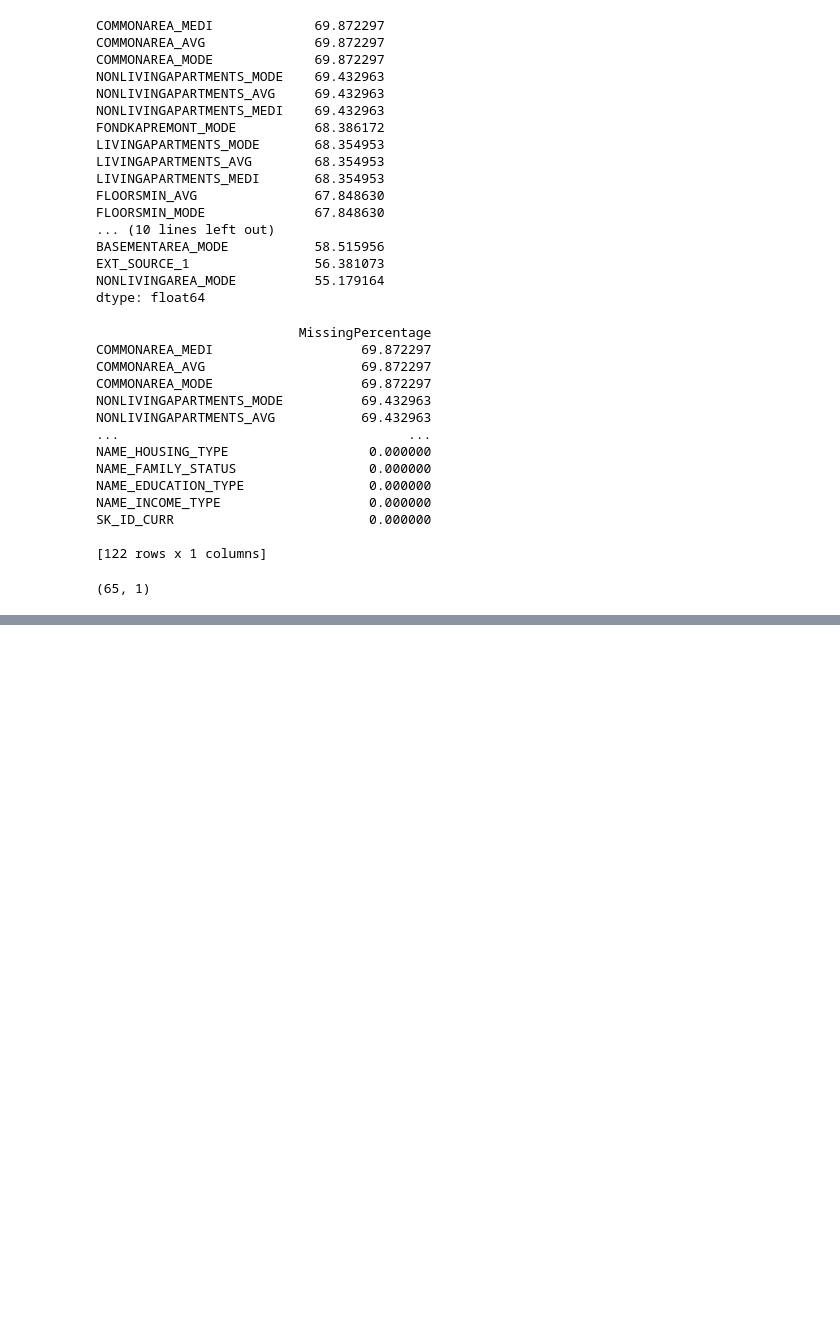
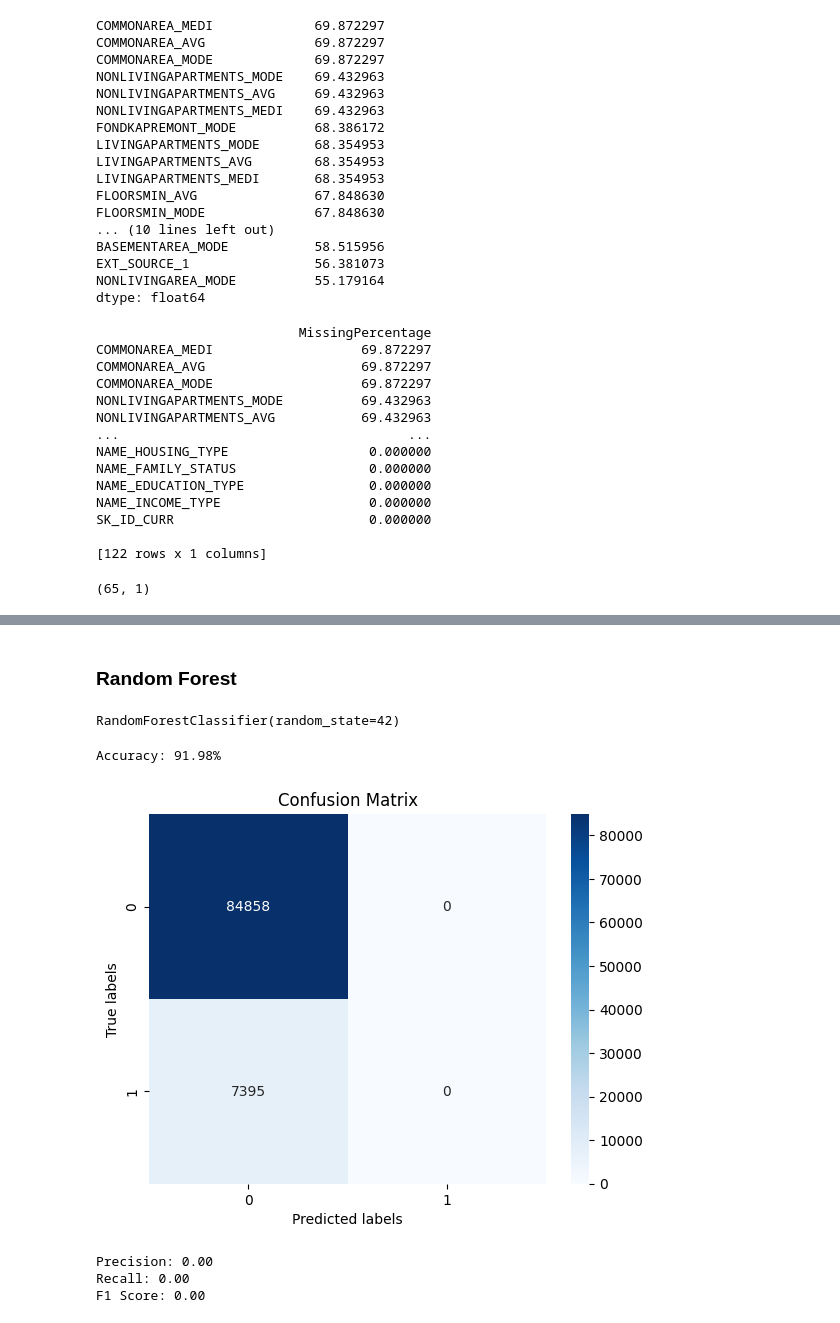
Before and after one commit to MSBA-Capstone-2024/modeling, a Jupyter notebook: big_query_test.ipynb, the cells around one changed output, grey strips where cells are left out. Drawn from its saved outputs; the diff is of its cells as text; code cells hidden in the pictures; blank space fills up the shorter version.

Commit message:
initial model commits

```diff
--- a/big_query_test.ipynb
+++ b/big_query_test.ipynb
@@ -204,0 +194,4 @@ len(column_list_3)
+# %%
+selected_df['DAYS_EMPLOYED'] = selected_df['DAYS_EMPLOYED'].replace(365243, 0)
+selected_df = selected_df[selected_df['AMT_INCOME_TOTAL'] <= 9000000]
+selected_df.shape
@@ -204,0 +205,48 @@ len(column_list_3)
+# %% [markdown]
+### Random Forest
+# %%
+# random forest
+rX_encoded = pd.get_dummies(selected_df.drop('TARGET', axis=1))
+ry = selected_df['TARGET']
+
+rX_train, rX_test, ry_train, ry_test = train_test_split(rX_encoded, ry, test_size=0.3, random_state=42)
+# %%
+# Initialize the model
+rf = RandomForestClassifier(n_estimators=100, random_state=42)
+
+# Train the model
+rf.fit(rX_train, ry_train)
+# %% [output]
+RandomForestClassifier(random_state=42)
+# %%
+# Making predictions
+ry_pred = rf.predict(rX_test)
+
+# Evaluating the model
+accuracy = accuracy_score(ry_test, ry_pred)
+print(f'Accuracy: {accuracy * 100:.2f}%')
+# %% [output]
+Accuracy: 91.98%
+# %%
+conf_matrix = confusion_matrix(ry_test, ry_pred)
+
+# Plot the confusion matrix
+sns.heatmap(conf_matrix, annot=True, fmt='d', cmap='Blues')
+plt.xlabel('Predicted labels')
+plt.ylabel('True labels')
+plt.title('Confusion Matrix')
+plt.show()
+# %% [output]
+[figure, added]
+# %%
+precision = precision_score(ry_test, ry_pred)
+recall = recall_score(ry_test, ry_pred)
+f1 = f1_score(ry_test, ry_pred)
+
+print(f'Precision: {precision:.2f}')
+print(f'Recall: {recall:.2f}')
+print(f'F1 Score: {f1:.2f}')
+# %% [output]
+Precision: 0.00
+Recall: 0.00
+F1 Score: 0.00
```
Also changed, not shown: parts of 16 cells of this notebook, 1 other file.
